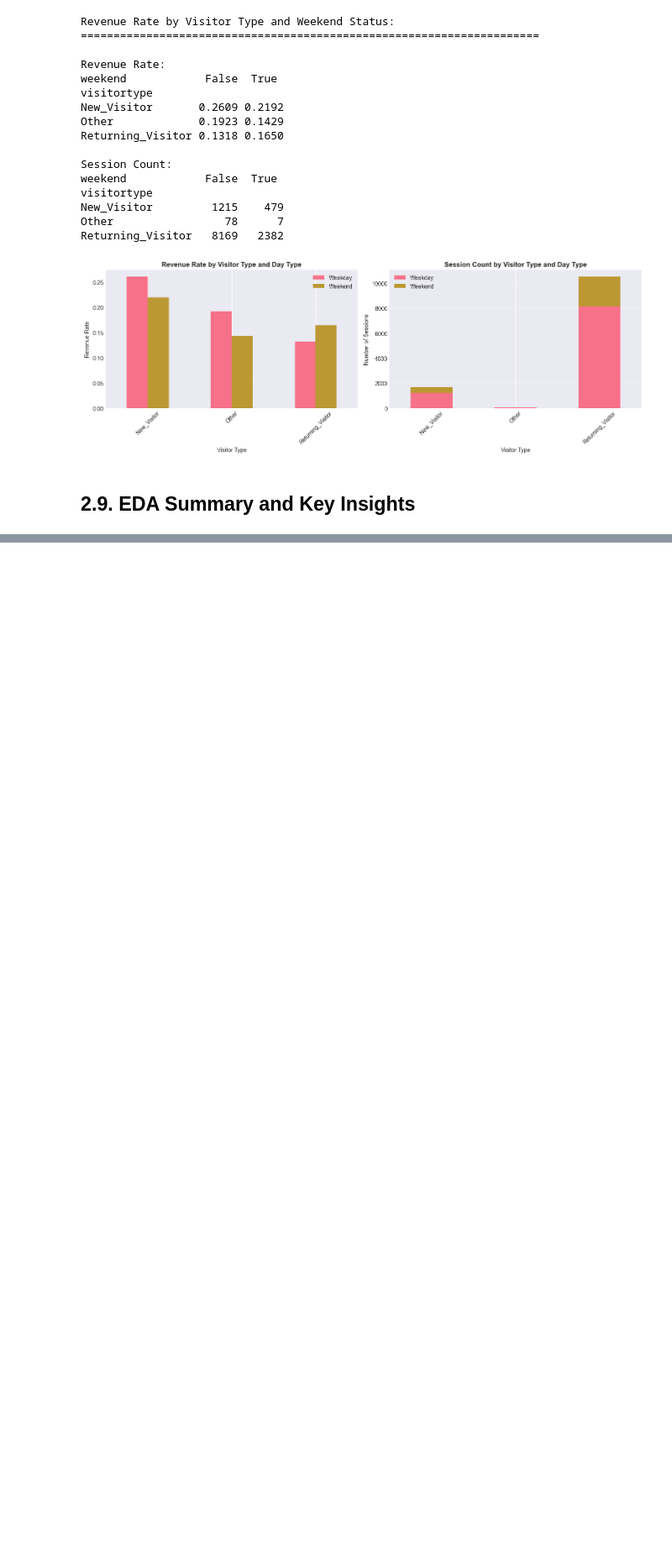
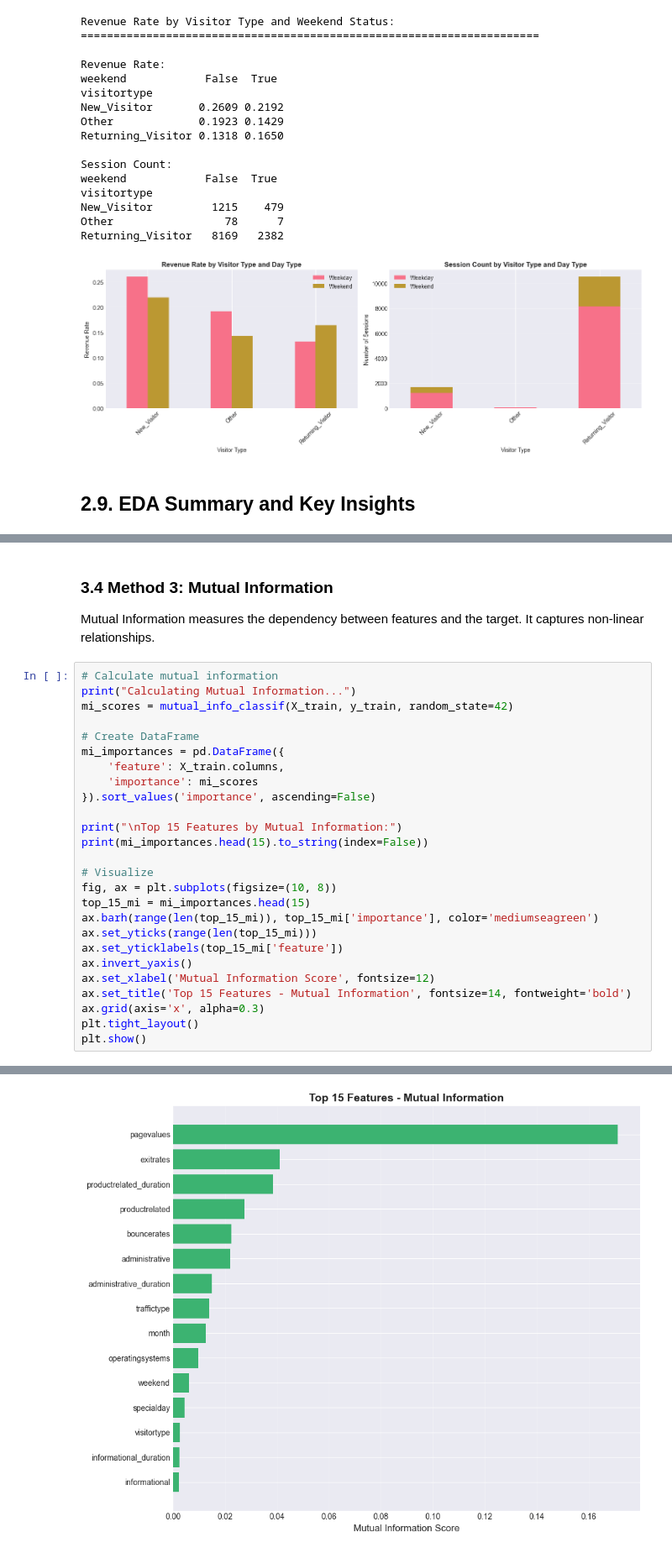
Before and after one commit to dimdimlv/ml_zoomcamp_midterm_project, a Jupyter notebook: notebooks/notebook.ipynb, the cells around one changed output, grey strips where cells are left out. Shown at 84% size. Saved outputs shown, nothing was run; the diff lists cells and outputs as text; blank space fills up the shorter version.

```diff
--- a/notebooks/notebook.ipynb
+++ b/notebooks/notebook.ipynb
@@ -1648,0 +1815,31 @@ Returning_Visitor   8169   2382
+# %% [markdown]
+### 3.4 Method 3: Mutual Information
+
+Mutual Information measures the dependency between features and the target. It captures non-linear relationships.
+# %%
+# Calculate mutual information
+print("Calculating Mutual Information...")
+mi_scores = mutual_info_classif(X_train, y_train, random_state=42)
+
+# Create DataFrame
+mi_importances = pd.DataFrame({
+    'feature': X_train.columns,
+    'importance': mi_scores
+}).sort_values('importance', ascending=False)
+
+print("\nTop 15 Features by Mutual Information:")
+print(mi_importances.head(15).to_string(index=False))
+
+# Visualize
+fig, ax = plt.subplots(figsize=(10, 8))
+top_15_mi = mi_importances.head(15)
+ax.barh(range(len(top_15_mi)), top_15_mi['importance'], color='mediumseagreen')
+ax.set_yticks(range(len(top_15_mi)))
+ax.set_yticklabels(top_15_mi['feature'])
+ax.invert_yaxis()
+ax.set_xlabel('Mutual Information Score', fontsize=12)
+ax.set_title('Top 15 Features - Mutual Information', fontsize=14, fontweight='bold')
+ax.grid(axis='x', alpha=0.3)
+plt.tight_layout()
+plt.show()
+# %% [output]
@@ -1648,0 +1865 @@ Returning_Visitor   8169   2382
+[figure, added]
```
Also changed, not shown: parts of 17 cells of this notebook.
